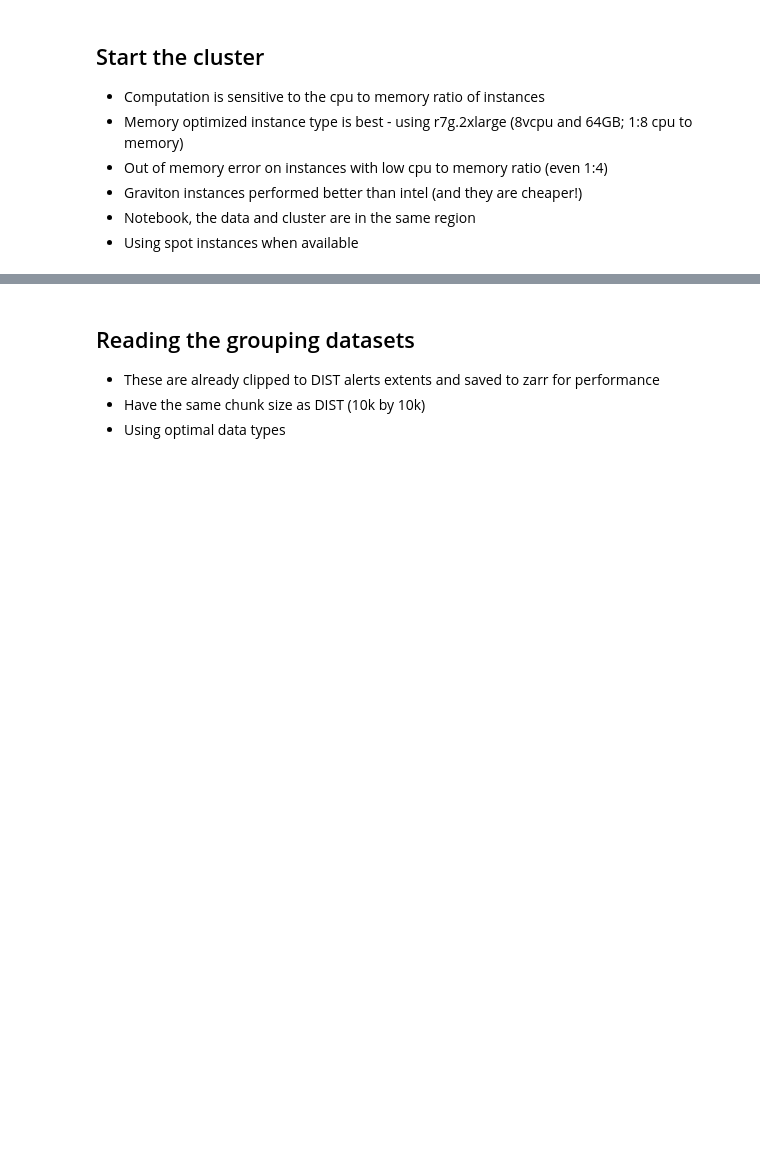
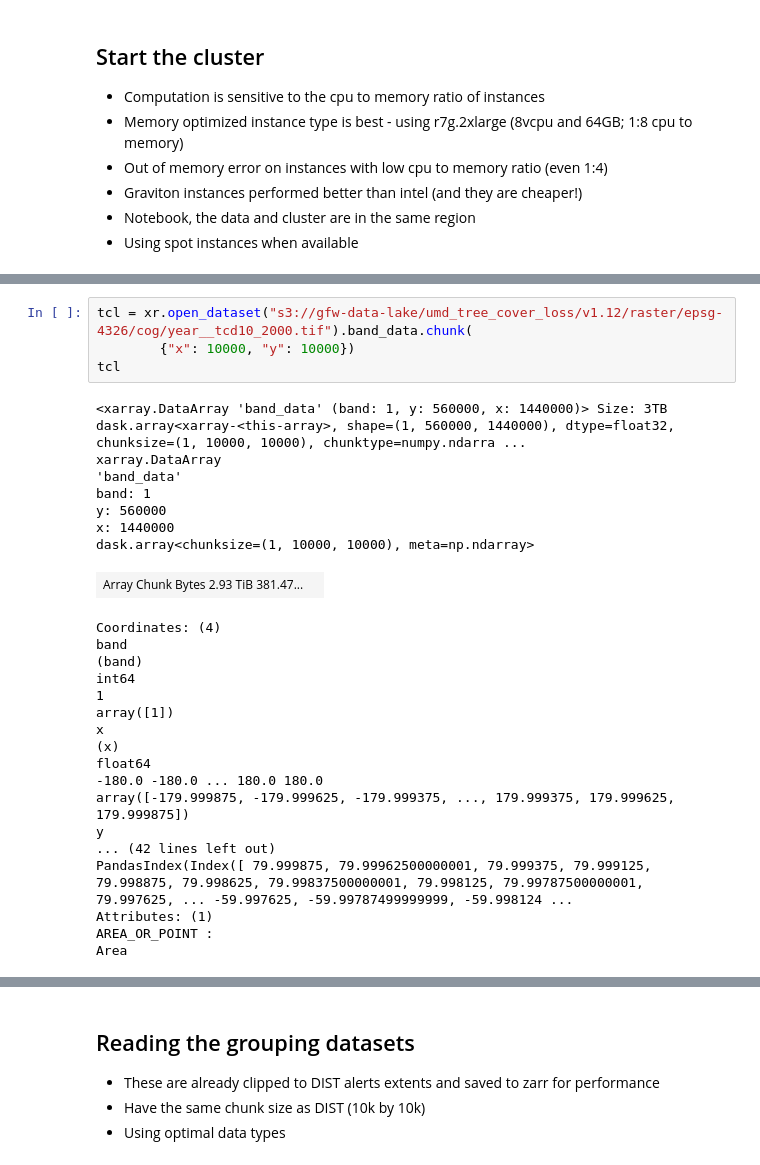
Before and after one commit to wri/project-zeno-data-infra, a Jupyter notebook: notebooks/DIST_alerts_gadm_zonal_stat.ipynb, the cells around one changed output, grey strips where cells are left out. Cells and saved outputs as stored; diff of their text form; blank space fills up the shorter version.

```diff
--- a/notebooks/DIST_alerts_gadm_zonal_stat.ipynb
+++ b/notebooks/DIST_alerts_gadm_zonal_stat.ipynb
@@ -64,2 +61,32 @@ Debug logs can be very verbose, and there may be unexpected costs from your clou
 [interactive output not drawn]
 [interactive output not drawn]
+# %%
+tcl = xr.open_dataset("s3://gfw-data-lake/umd_tree_cover_loss/v1.12/raster/epsg-4326/cog/year__tcd10_2000.tif").band_data.chunk(
+        {"x": 10000, "y": 10000})
+tcl
+# %% [output]
+<xarray.DataArray 'band_data' (band: 1, y: 560000, x: 1440000)> Size: 3TB dask.array<xarray-<this-array>, shape=(1, 560000, 1440000), dtype=float32, chunksize=(1, 10000, 10000), chunktype=numpy.ndarra ...
+xarray.DataArray
+'band_data'
+band: 1
+y: 560000
+x: 1440000
+dask.array<chunksize=(1, 10000, 10000), meta=np.ndarray>
+| Array Chunk Bytes 2.93 TiB 381.47... |  |
+Coordinates: (4)
+band
+(band)
+int64
+1
+array([1])
+x
+(x)
+float64
+-180.0 -180.0 ... 180.0 180.0
+array([-179.999875, -179.999625, -179.999375, ..., 179.999375, 179.999625, 179.999875])
+y
+... (42 lines left out)
+PandasIndex(Index([ 79.999875, 79.99962500000001, 79.999375, 79.999125, 79.998875, 79.998625, 79.99837500000001, 79.998125, 79.99787500000001, 79.997625, ... -59.997625, -59.99787499999999, -59.998124 ...
+Attributes: (1)
+AREA_OR_POINT :
+Area
```
Also changed, not shown: parts of 5 cells of this notebook, 2 other files.
